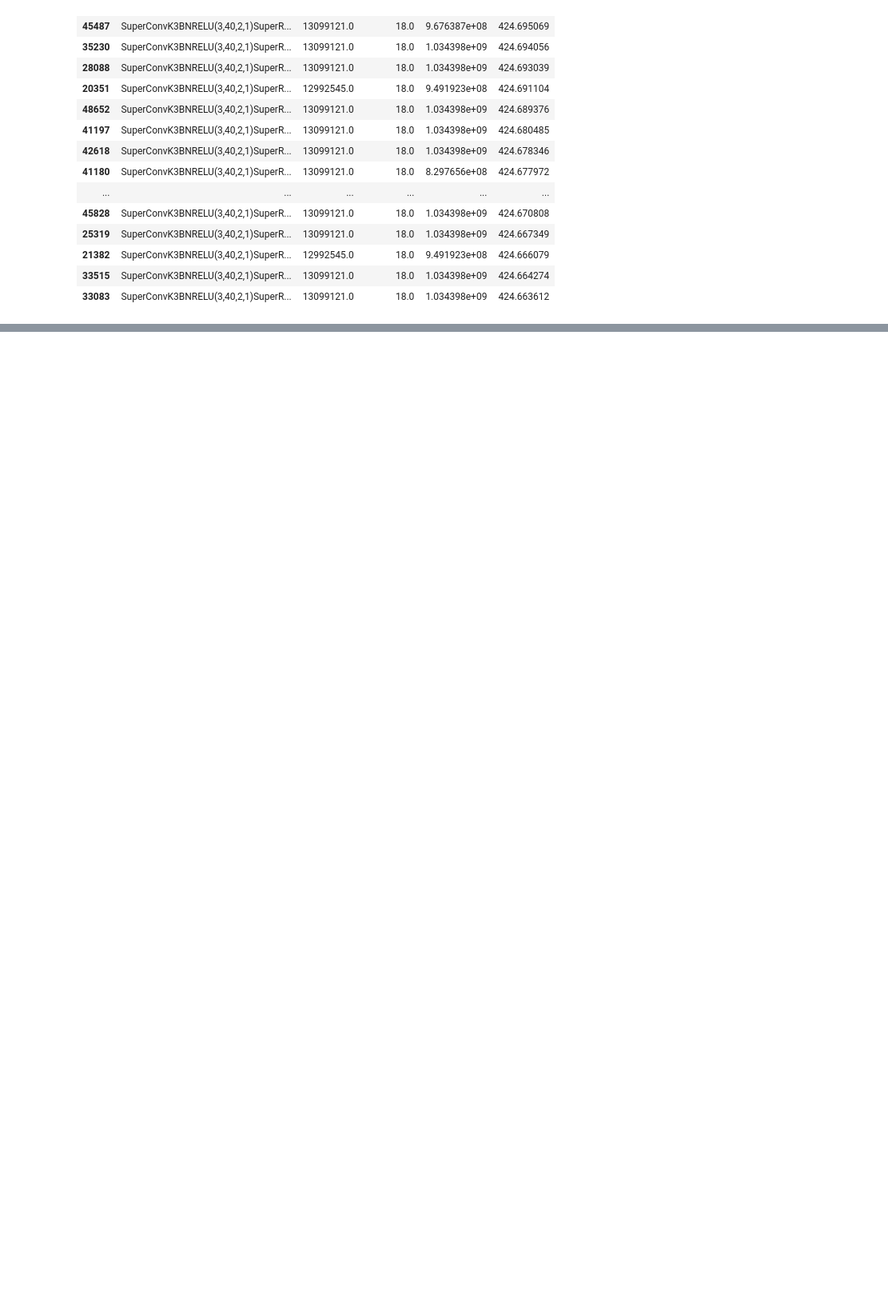
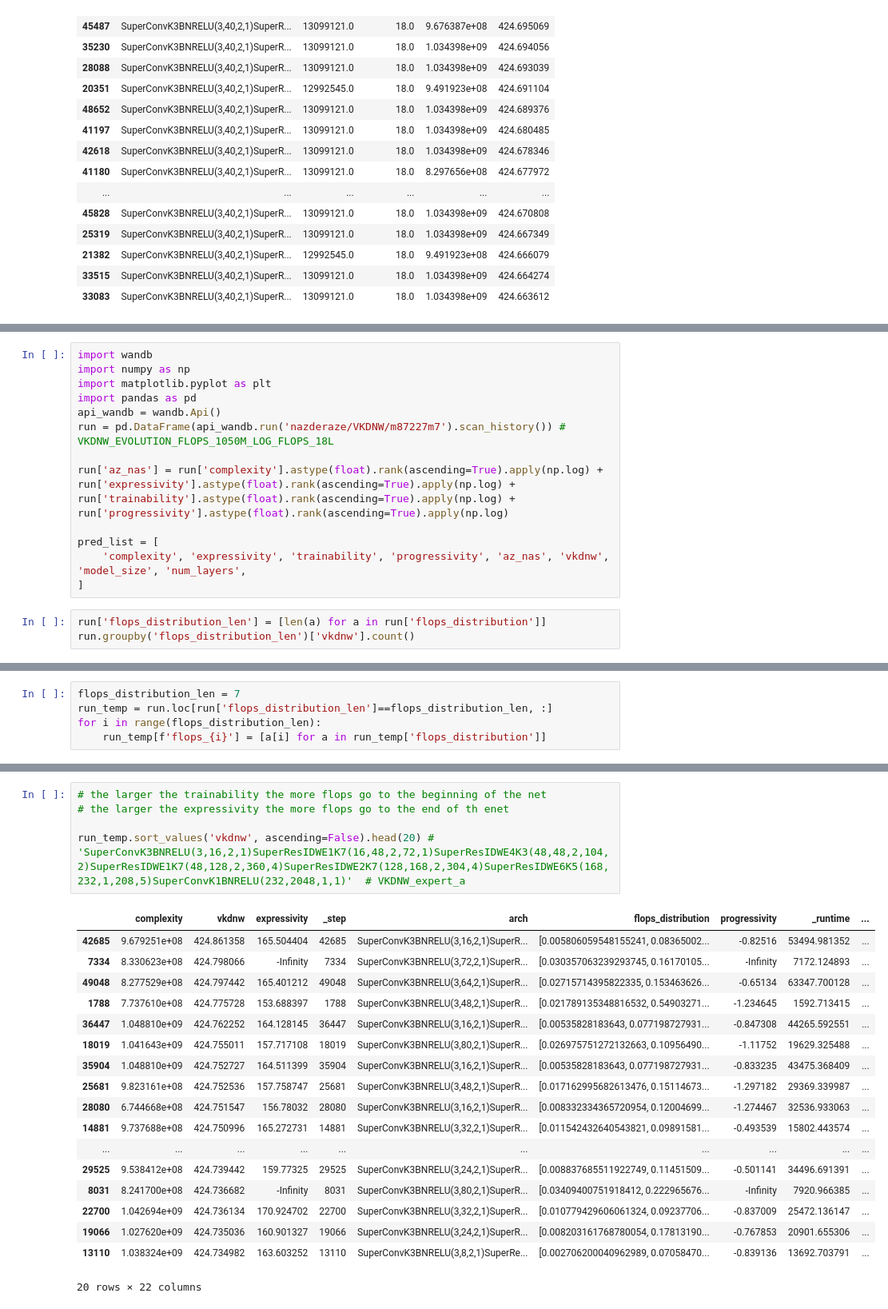
Before and after one commit to ondratybl/VKDNW, a Jupyter notebook: NB201/tss_choose_best.ipynb, the cells around one changed output, grey strips where cells are left out. Shown at 80% size. Saved outputs shown, nothing was run; the diff lists cells and outputs as text; blank space fills up the shorter version.

```diff
--- a/NB201/tss_choose_best.ipynb
+++ b/NB201/tss_choose_best.ipynb
@@ -1278,0 +1281,16 @@ run[['net_str', 'model_size', 'num_layers', 'flops', 'score']].sort_values('scor
+# %%
+import wandb
+import numpy as np
+import matplotlib.pyplot as plt
+import pandas as pd
+api_wandb = wandb.Api()
+run = pd.DataFrame(api_wandb.run('nazderaze/VKDNW/m87227m7').scan_history()) # VKDNW_EVOLUTION_FLOPS_1050M_LOG_FLOPS_18L
+
+run['az_nas'] = run['complexity'].astype(float).rank(ascending=True).apply(np.log) + run['expressivity'].astype(float).rank(ascending=True).apply(np.log) + run['trainability'].astype(float).rank(ascending=True).apply(np.log) + run['progressivity'].astype(float).rank(ascending=True).apply(np.log)
+
+pred_list = [
+    'complexity', 'expressivity', 'trainability', 'progressivity', 'az_nas', 'vkdnw', 'model_size', 'num_layers',
+]
+# %%
+run['flops_distribution_len'] = [len(a) for a in run['flops_distribution']]
+run.groupby('flops_distribution_len')['vkdnw'].count()
@@ -1278,0 +1304,5 @@ run[['net_str', 'model_size', 'num_layers', 'flops', 'score']].sort_values('scor
+# %%
+flops_distribution_len = 7
+run_temp = run.loc[run['flops_distribution_len']==flops_distribution_len, :]
+for i in range(flops_distribution_len):
+    run_temp[f'flops_{i}'] = [a[i] for a in run_temp['flops_distribution']]
@@ -1278,0 +1351,24 @@ run[['net_str', 'model_size', 'num_layers', 'flops', 'score']].sort_values('scor
+# %%
+# the larger the trainability the more flops go to the beginning of the net
+# the larger the expressivity the more flops go to the end of th enet
+
+run_temp.sort_values('vkdnw', ascending=False).head(20) # 'SuperConvK3BNRELU(3,16,2,1)SuperResIDWE1K7(16,48,2,72,1)SuperResIDWE4K3(48,48,2,104,2)SuperResIDWE1K7(48,128,2,360,4)SuperResIDWE2K7(128,168,2,304,4)SuperResIDWE6K5(168,232,1,208,5)SuperConvK1BNRELU(232,2048,1,1)'  # VKDNW_expert_a
+# %% [output]
+|  | complexity | vkdnw | expressivity | _step | arch | flops_distribution | progressivity | _runtime | ... |
+| 42685 | 9.679251e+08 | 424.861358 | 165.504404 | 42685 | SuperConvK3BNRELU(3,16,2,1)SuperR... | [0.005806059548155241, 0.08365002... | -0.82516 | 53494.981352 | ... |
+| 7334 | 8.330623e+08 | 424.798066 | -Infinity | 7334 | SuperConvK3BNRELU(3,72,2,1)SuperR... | [0.030357063239293745, 0.16170105... | -Infinity | 7172.124893 | ... |
+| 49048 | 8.277529e+08 | 424.797442 | 165.401212 | 49048 | SuperConvK3BNRELU(3,64,2,1)SuperR... | [0.02715714395822335, 0.153463626... | -0.65134 | 63347.700128 | ... |
+| 1788 | 7.737610e+08 | 424.775728 | 153.688397 | 1788 | SuperConvK3BNRELU(3,48,2,1)SuperR... | [0.021789135348816532, 0.54903271... | -1.234645 | 1592.713415 | ... |
+| 36447 | 1.048810e+09 | 424.762252 | 164.128145 | 36447 | SuperConvK3BNRELU(3,16,2,1)SuperR... | [0.00535828183643, 0.077198727931... | -0.847308 | 44265.592551 | ... |
+| 18019 | 1.041643e+09 | 424.755011 | 157.717108 | 18019 | SuperConvK3BNRELU(3,80,2,1)SuperR... | [0.026975751272132663, 0.10956490... | -1.11752 | 19629.325488 | ... |
+| 35904 | 1.048810e+09 | 424.752727 | 164.511399 | 35904 | SuperConvK3BNRELU(3,16,2,1)SuperR... | [0.00535828183643, 0.077198727931... | -0.833235 | 43475.368409 | ... |
+| 25681 | 9.823161e+08 | 424.752536 | 157.758747 | 25681 | SuperConvK3BNRELU(3,48,2,1)SuperR... | [0.017162995682613476, 0.15114673... | -1.297182 | 29369.339987 | ... |
+| 28080 | 6.744668e+08 | 424.751547 | 156.78032 | 28080 | SuperConvK3BNRELU(3,16,2,1)SuperR... | [0.008332334365720954, 0.12004699... | -1.274467 | 32536.933063 | ... |
+| 14881 | 9.737688e+08 | 424.750996 | 165.272731 | 14881 | SuperConvK3BNRELU(3,32,2,1)SuperR... | [0.011542432640543821, 0.09891581... | -0.493539 | 15802.443574 | ... |
+| ... | ... | ... | ... | ... | ... | ... | ... | ... | ... |
+| 29525 | 9.538412e+08 | 424.739442 | 159.77325 | 29525 | SuperConvK3BNRELU(3,24,2,1)SuperR... | [0.008837685511922749, 0.11451509... | -0.501141 | 34496.691391 | ... |
+| 8031 | 8.241700e+08 | 424.736682 | -Infinity | 8031 | SuperConvK3BNRELU(3,80,2,1)SuperR... | [0.03409400751918412, 0.222965676... | -Infinity | 7920.966385 | ... |
+| 22700 | 1.042694e+09 | 424.736134 | 170.924702 | 22700 | SuperConvK3BNRELU(3,32,2,1)SuperR... | [0.010779429606061324, 0.09237706... | -0.837009 | 25472.136147 | ... |
+| 19066 | 1.027620e+09 | 424.735036 | 160.901327 | 19066 | SuperConvK3BNRELU(3,24,2,1)SuperR... | [0.008203161768780054, 0.17813190... | -0.767853 | 20901.655306 | ... |
+| 13110 | 1.038324e+09 | 424.734982 | 163.603252 | 13110 | SuperConvK3BNRELU(3,8,2,1)SuperRe... | [0.002706200040962989, 0.07058470... | -0.839136 | 13692.703791 | ... |
+20 rows × 22 columns
```
Also changed, not shown: parts of 17 cells of this notebook, 5 other files.
